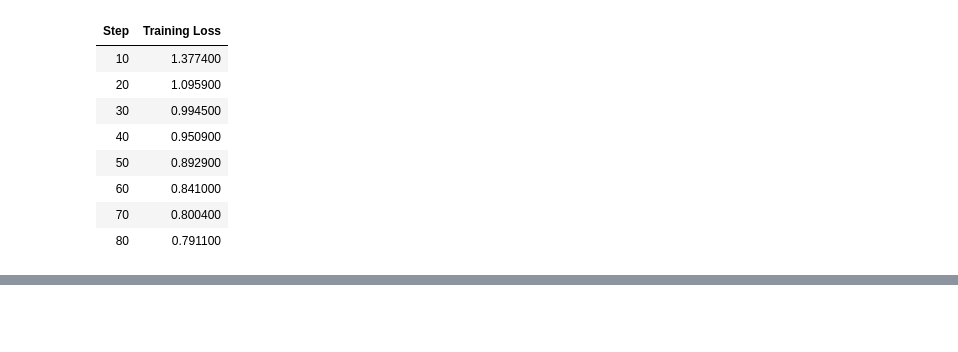
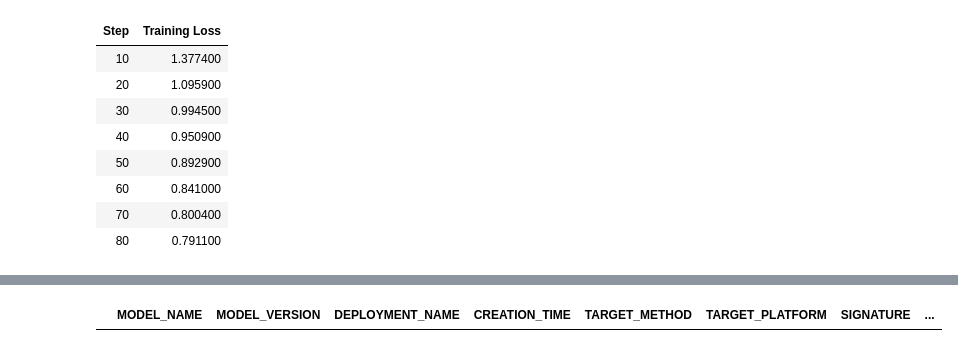
Before and after one commit to sfc-gh-pwate/llm-bootcamp-build-2023, a Jupyter notebook: day2/spcs_finetuning/day2-spcs-fine-tunning.ipynb, the cells around one changed output, grey strips where cells are left out. Saved outputs shown, nothing was run; the diff lists cells and outputs as text; code cells hidden in the pictures; blank space fills up the shorter version.

```diff
--- a/day2/spcs_finetuning/day2-spcs-fine-tunning.ipynb
+++ b/day2/spcs_finetuning/day2-spcs-fine-tunning.ipynb
@@ -284,0 +301,17 @@ we have finished fine tuning and will now return to our local jupyter lab enviro
+# %%
+# Create Snowflake Session object
+connection_parameters = json.load(open('../connection.json'))
+session = Session.builder.configs(connection_parameters).create()
+session.sql_simplifier_enabled = True
+
+snowflake_environment = session.sql('select current_user(), current_version()').collect()
+snowpark_version = VERSION
+
+# Current Environment Details
+print('User                        : {}'.format(snowflake_environment[0][0]))
+print('Role                        : {}'.format(session.get_current_role()))
+print('Database                    : {}'.format(session.get_current_database()))
+print('Schema                      : {}'.format(session.get_current_schema()))
+print('Warehouse                   : {}'.format(session.get_current_warehouse()))
+print('Snowflake version           : {}'.format(snowflake_environment[0][1]))
+print('Snowpark for Python version : {}.{}.{}'.format(snowpark_version[0],snowpark_version[1],snowpark_version[2]))
@@ -284,0 +344,4 @@ we have finished fine tuning and will now return to our local jupyter lab enviro
+# %%
+registry.list_deployments(model_name=MODEL_NAME,model_version=MODEL_VERSION).to_pandas()
+# %% [output]
+|  | MODEL_NAME | MODEL_VERSION | DEPLOYMENT_NAME | CREATION_TIME | TARGET_METHOD | TARGET_PLATFORM | SIGNATURE | ... |
```
Also changed, not shown: parts of 20 cells of this notebook.
